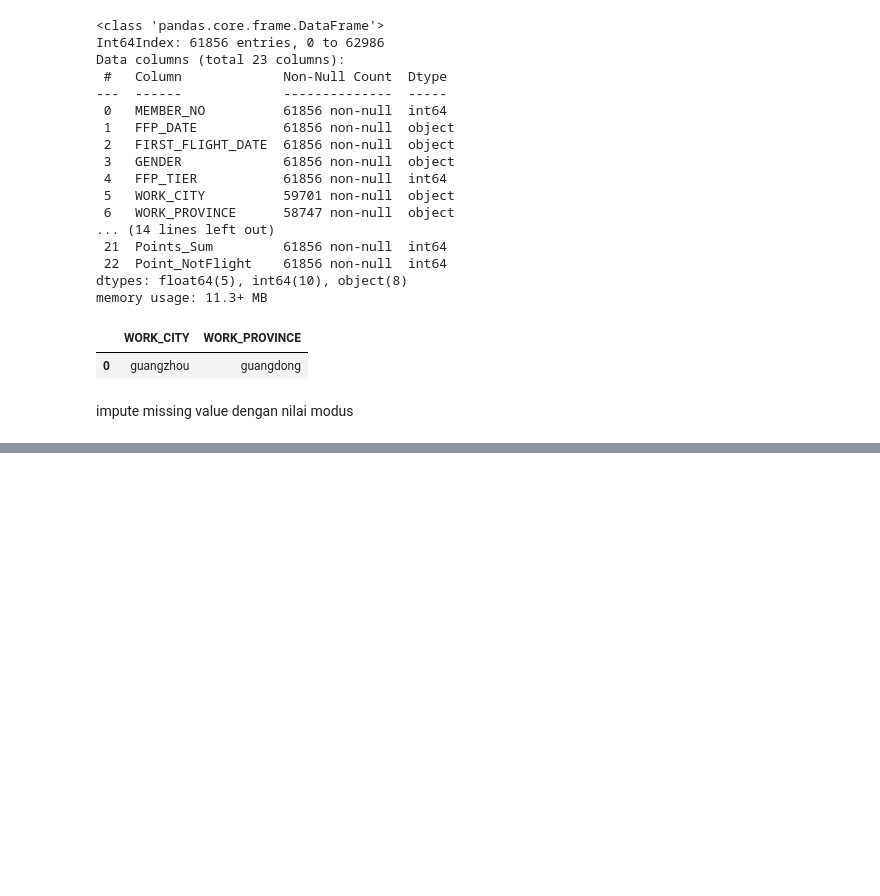
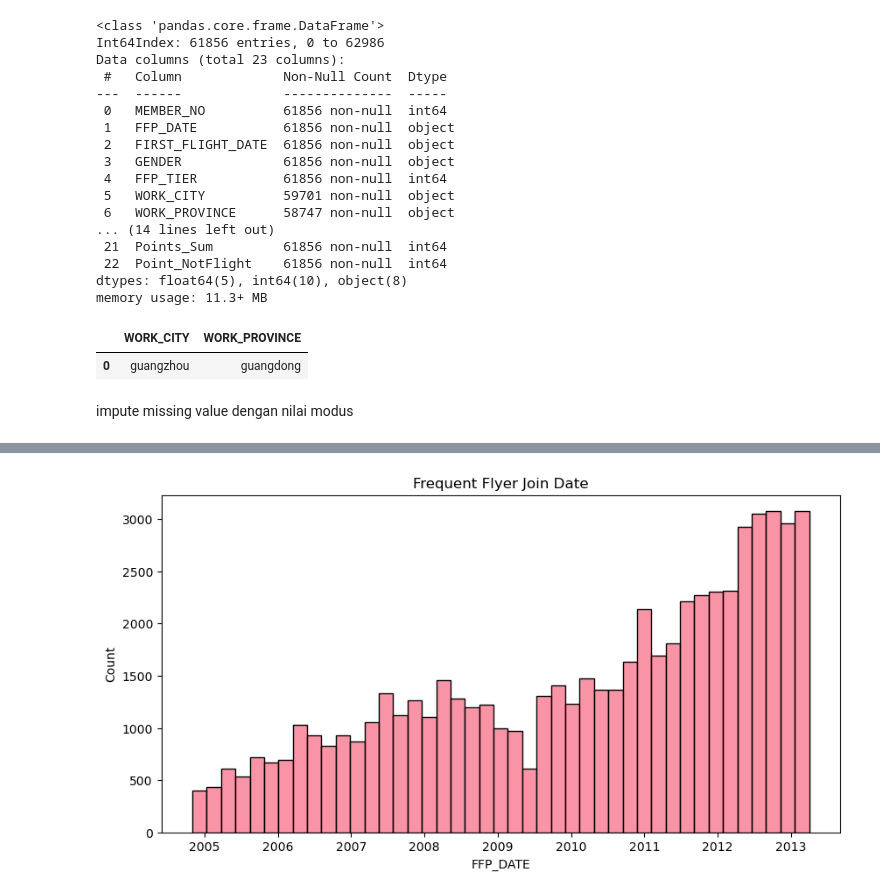
Before and after one commit to gbriansatria/Final-Project-Raka-MAX, a Jupyter notebook: Homework Stage 3/Homework Unsupervised Learning.ipynb, the cells around one changed output, grey strips where cells are left out. Drawn from its saved outputs; the diff is of its cells as text; code cells hidden in the pictures; blank space fills up the shorter version.

```diff
--- a/Homework Stage 3/Homework Unsupervised Learning.ipynb
+++ b/Homework Stage 3/Homework Unsupervised Learning.ipynb
@@ -338,0 +260,7 @@ new_df['WORK_PROVINCE'].fillna(new_df['WORK_PROVINCE'].mode()[0], inplace=True)
+# %%
+plt.figure(figsize=(10,5))
+sns.histplot(x='FFP_DATE', data=new_df)
+plt.title('Frequent Flyer Join Date')
+plt.show()
+# %% [output]
+[figure, added]
```
Also changed, not shown: parts of 38 cells of this notebook.
